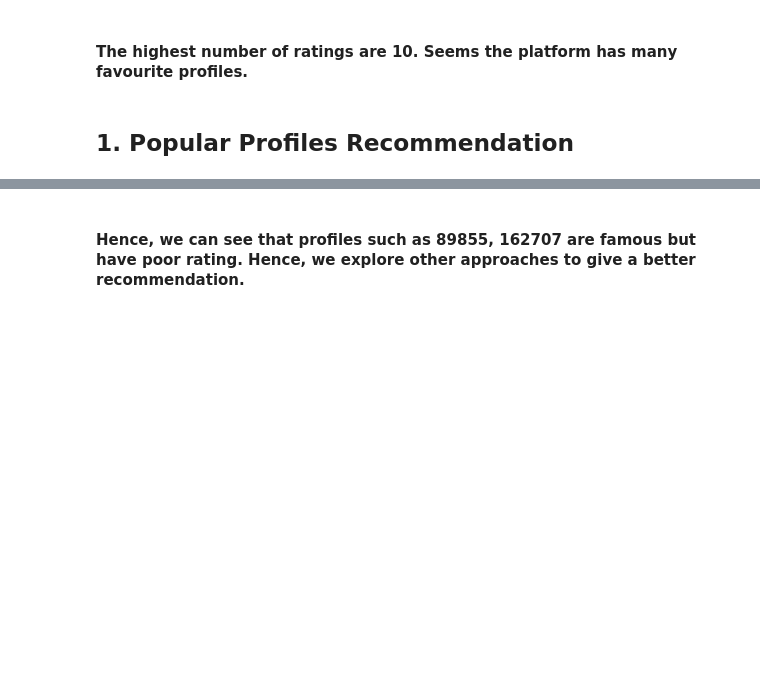
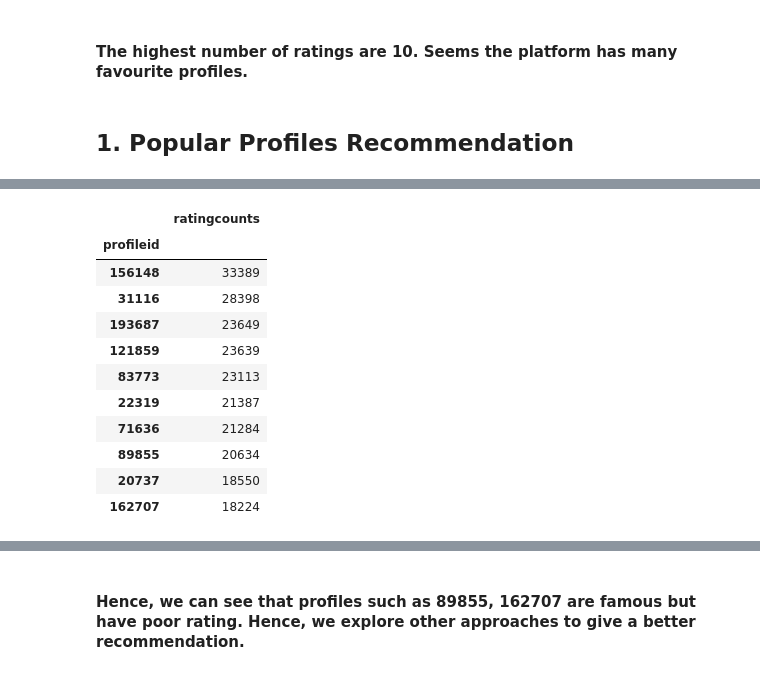
Before and after one commit to Anuj-Saboo/FindMeLove, a Jupyter notebook: FindMeLove.ipynb, the cells around one changed output, grey strips where cells are left out. Saved outputs shown, nothing was run; the diff lists cells and outputs as text; code cells hidden in the pictures; blank space fills up the shorter version.

```diff
--- a/FindMeLove.ipynb
+++ b/FindMeLove.ipynb
@@ -48,6 +90,18 @@ dataset[['rating']].hist(bins=20)
 # %%
 topprofiles = pd.DataFrame(dataset.groupby('profileid')['rating'].count())
 topprofiles = topprofiles.rename(columns={'rating':'ratingcounts'})
-topprofiles = topprofiles.sort_values('ratingcounts',ascending=False)
-topprofiles.head(10)
+topprofiles.sort_values('ratingcounts',ascending=False).head(10)
+# %% [output]
+|  | ratingcounts |
+| profileid |  |
+| 156148 | 33389 |
+| 31116 | 28398 |
+| 193687 | 23649 |
+| 121859 | 23639 |
+| 83773 | 23113 |
+| 22319 | 21387 |
+| 71636 | 21284 |
+| 89855 | 20634 |
+| 20737 | 18550 |
+| 162707 | 18224 |
 # %% [markdown]
```
Also changed, not shown: parts of 58 cells of this notebook.
